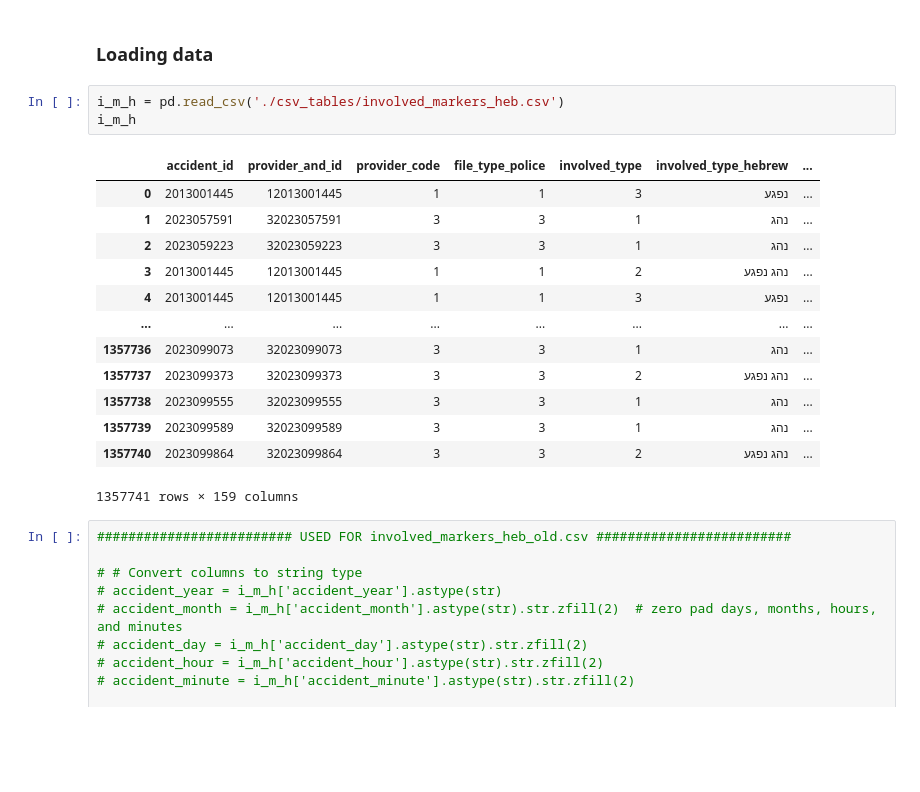
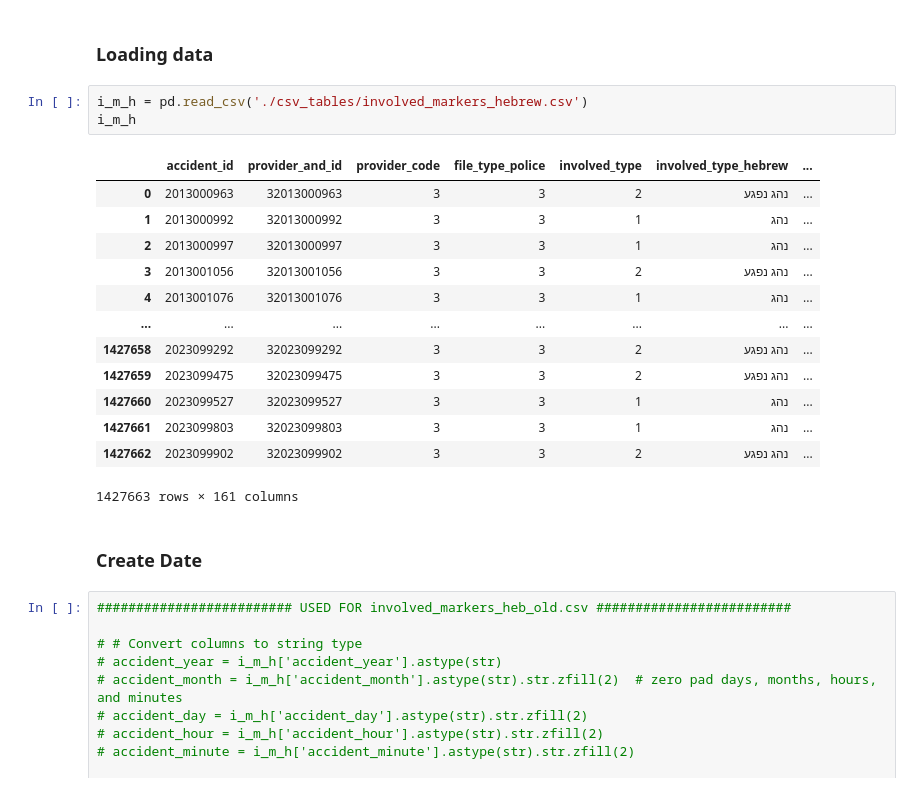
Before and after one commit to tryko/anyway, a Jupyter notebook: EDA_cleaning.ipynb, the cells around one changed output. Cells and saved outputs as stored; diff of their text form; blank space fills up the shorter version.

```diff
--- a/EDA_cleaning.ipynb
+++ b/EDA_cleaning.ipynb
@@ -9,22 +12,24 @@ warnings.simplefilter(action='ignore', category=FutureWarning)
 # %% [markdown]
 ### Loading data
 # %%
-i_m_h = pd.read_csv('./csv_tables/involved_markers_heb.csv')
+i_m_h = pd.read_csv('./csv_tables/involved_markers_hebrew.csv')
 i_m_h
 # %% [output]
 |  | accident_id | provider_and_id | provider_code | file_type_police | involved_type | involved_type_hebrew | ... |
-| 0 | 2013001445 | 12013001445 | 1 | 1 | 3 | נפגע | ... |
-| 1 | 2023057591 | 32023057591 | 3 | 3 | 1 | נהג | ... |
-| 2 | 2023059223 | 32023059223 | 3 | 3 | 1 | נהג | ... |
-| 3 | 2013001445 | 12013001445 | 1 | 1 | 2 | נהג נפגע | ... |
-| 4 | 2013001445 | 12013001445 | 1 | 1 | 3 | נפגע | ... |
+| 0 | 2013000963 | 32013000963 | 3 | 3 | 2 | נהג נפגע | ... |
+| 1 | 2013000992 | 32013000992 | 3 | 3 | 1 | נהג | ... |
+| 2 | 2013000997 | 32013000997 | 3 | 3 | 1 | נהג | ... |
+| 3 | 2013001056 | 32013001056 | 3 | 3 | 2 | נהג נפגע | ... |
+| 4 | 2013001076 | 32013001076 | 3 | 3 | 1 | נהג | ... |
 | ... | ... | ... | ... | ... | ... | ... | ... |
-| 1357736 | 2023099073 | 32023099073 | 3 | 3 | 1 | נהג | ... |
-| 1357737 | 2023099373 | 32023099373 | 3 | 3 | 2 | נהג נפגע | ... |
-| 1357738 | 2023099555 | 32023099555 | 3 | 3 | 1 | נהג | ... |
-| 1357739 | 2023099589 | 32023099589 | 3 | 3 | 1 | נהג | ... |
-| 1357740 | 2023099864 | 32023099864 | 3 | 3 | 2 | נהג נפגע | ... |
+| 1427658 | 2023099292 | 32023099292 | 3 | 3 | 2 | נהג נפגע | ... |
+| 1427659 | 2023099475 | 32023099475 | 3 | 3 | 2 | נהג נפגע | ... |
+| 1427660 | 2023099527 | 32023099527 | 3 | 3 | 1 | נהג | ... |
+| 1427661 | 2023099803 | 32023099803 | 3 | 3 | 1 | נהג | ... |
+| 1427662 | 2023099902 | 32023099902 | 3 | 3 | 2 | נהג נפגע | ... |
-1357741 rows × 159 columns
+1427663 rows × 161 columns
+# %% [markdown]
+### Create Date
 # %%
 ######################### USED FOR involved_markers_heb_old.csv #########################
 
```
Also changed, not shown: parts of 21 cells of this notebook, 2 other files.
